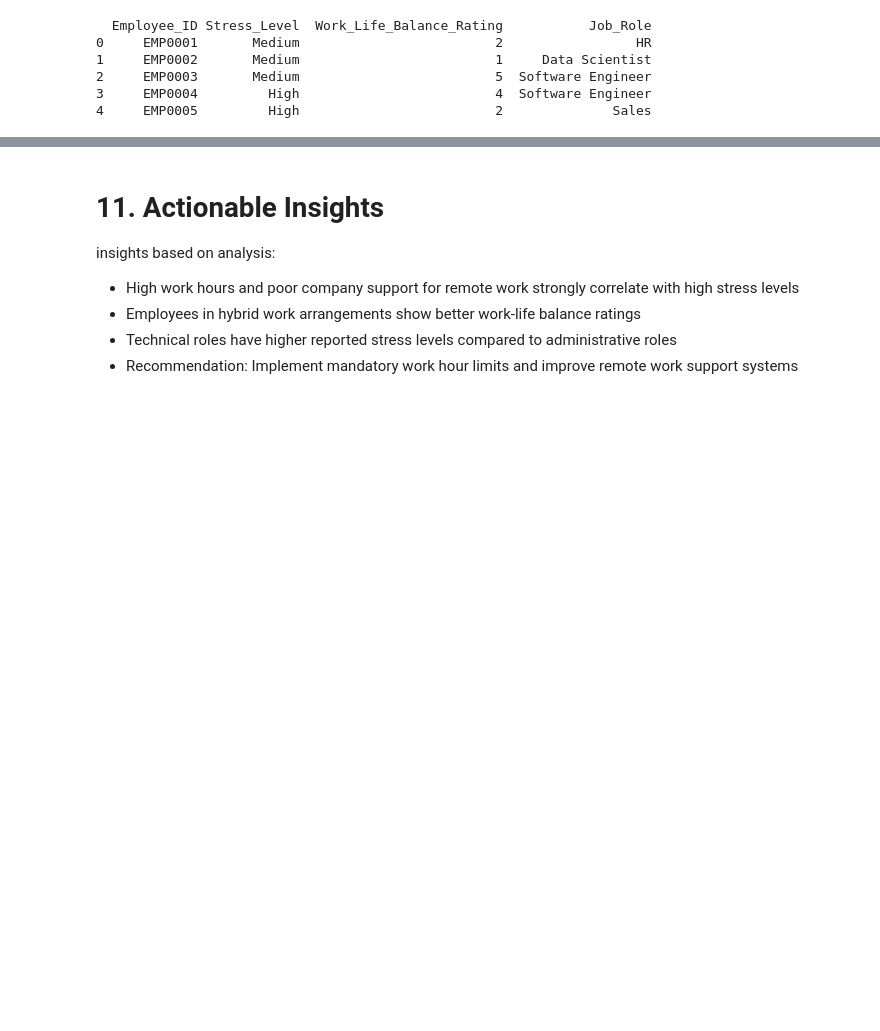
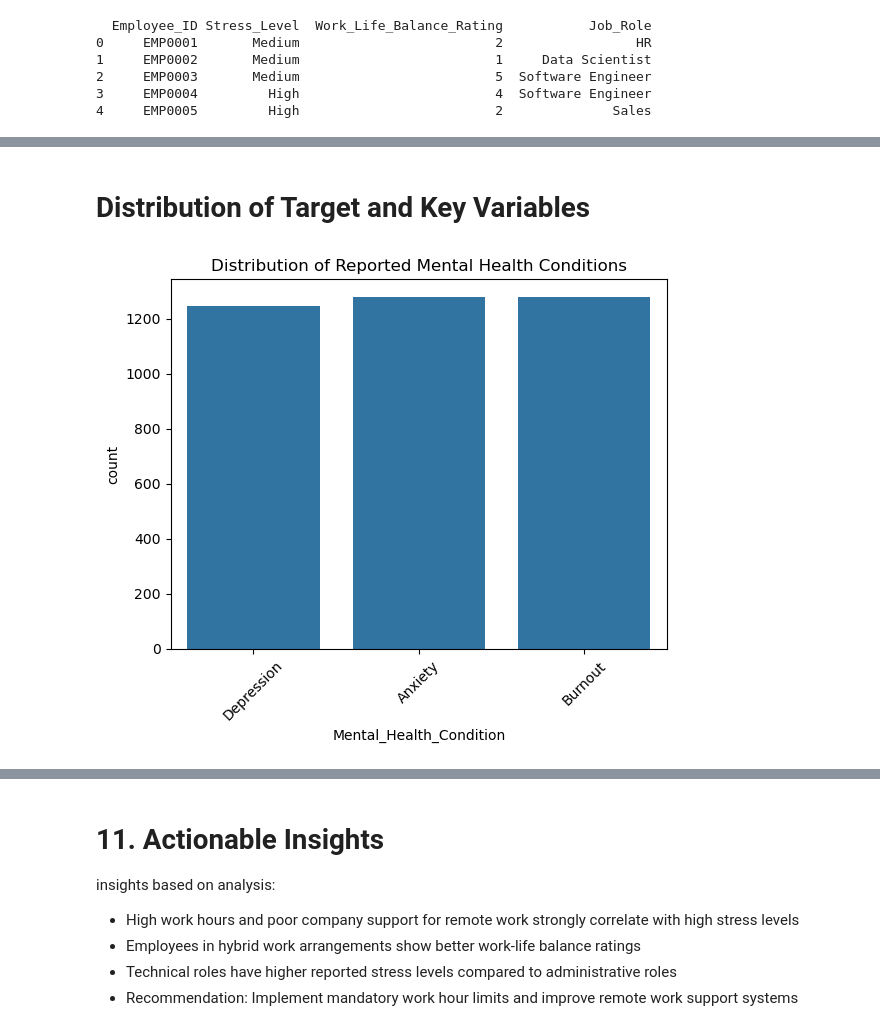
Before and after one commit to Areddyp/Final-Project, a Jupyter notebook: final-project.ipynb, the cells around one changed output, grey strips where cells are left out. Drawn from its saved outputs; the diff is of its cells as text; code cells hidden in the pictures; blank space fills up the shorter version.

```diff
--- a/final-project.ipynb
+++ b/final-project.ipynb
@@ -41,0 +86,13 @@ print(df[['Employee_ID', 'Stress_Level', 'Work_Life_Balance_Rating', 'Job_Role']
+# %% [markdown]
+# Distribution of Target and Key Variables
+# %%
+import seaborn as sns
+import matplotlib.pyplot as plt
+
+# Distribution of Mental Health Condition (Target variable)
+sns.countplot(data=df, x='Mental_Health_Condition')
+plt.title('Distribution of Reported Mental Health Conditions')
+plt.xticks(rotation=45)
+plt.show()
+# %% [output]
+[figure, added]
```
Also changed, not shown: parts of 34 cells of this notebook.
